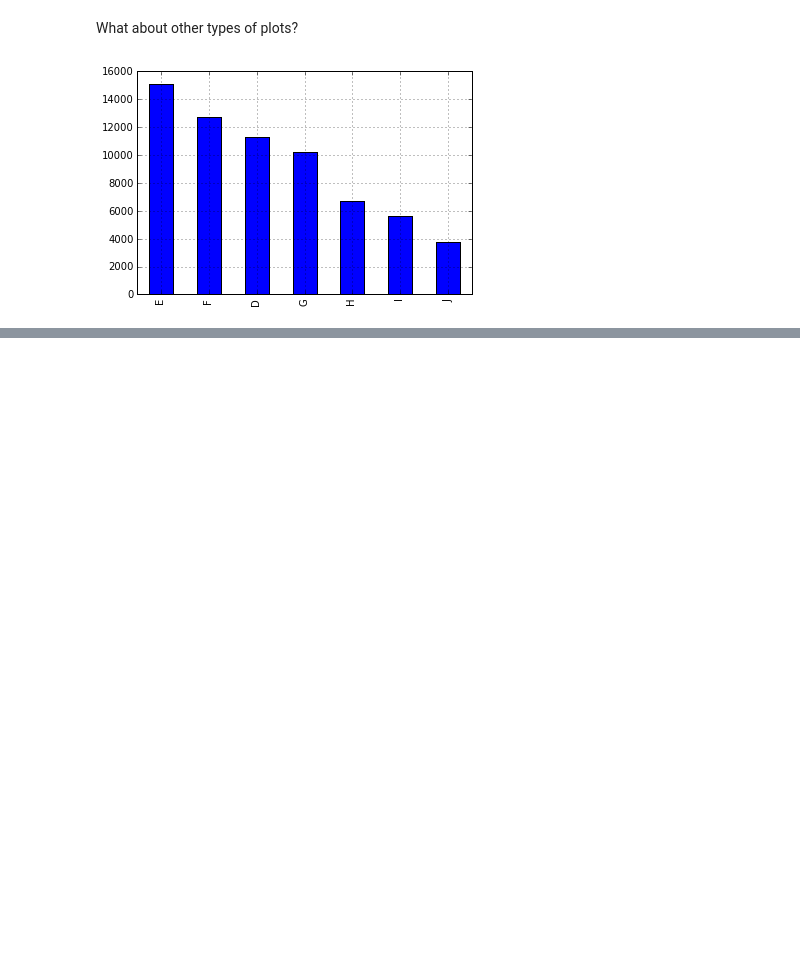
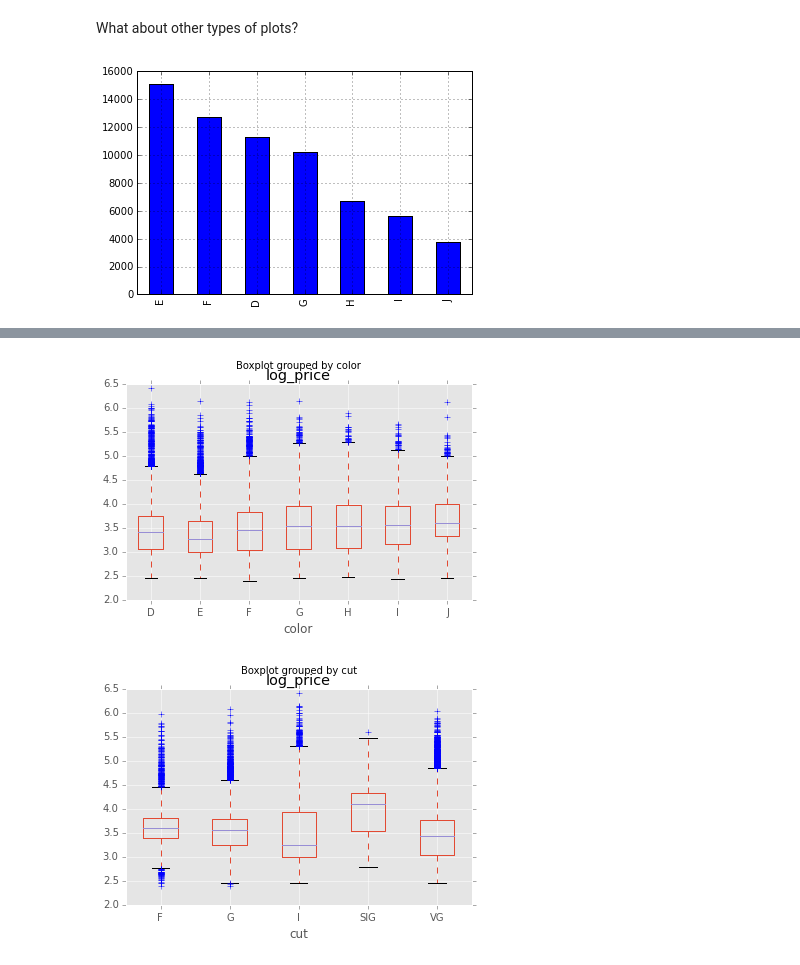
Before and after one commit to jmxpearson/DIBS_materials, a Jupyter notebook: python/Basic Data Analysis.ipynb, the cells around one changed output, grey strips where cells are left out. Saved outputs shown, nothing was run; the diff lists cells and outputs as text; code cells hidden in the pictures; blank space fills up the shorter version.

```diff
--- a/python/Basic Data Analysis.ipynb
+++ b/python/Basic Data Analysis.ipynb
@@ -515,0 +520,6 @@ data.plot(kind='scatter', x='carat', y='price', logy=True);
+# %%
+data.boxplot(column='log_price', by='color');
+data.boxplot(column='log_price', by='cut');
+# %% [output]
+[figure, added]
+[figure, added]
```
Also changed, not shown: parts of 8 cells of this notebook.
